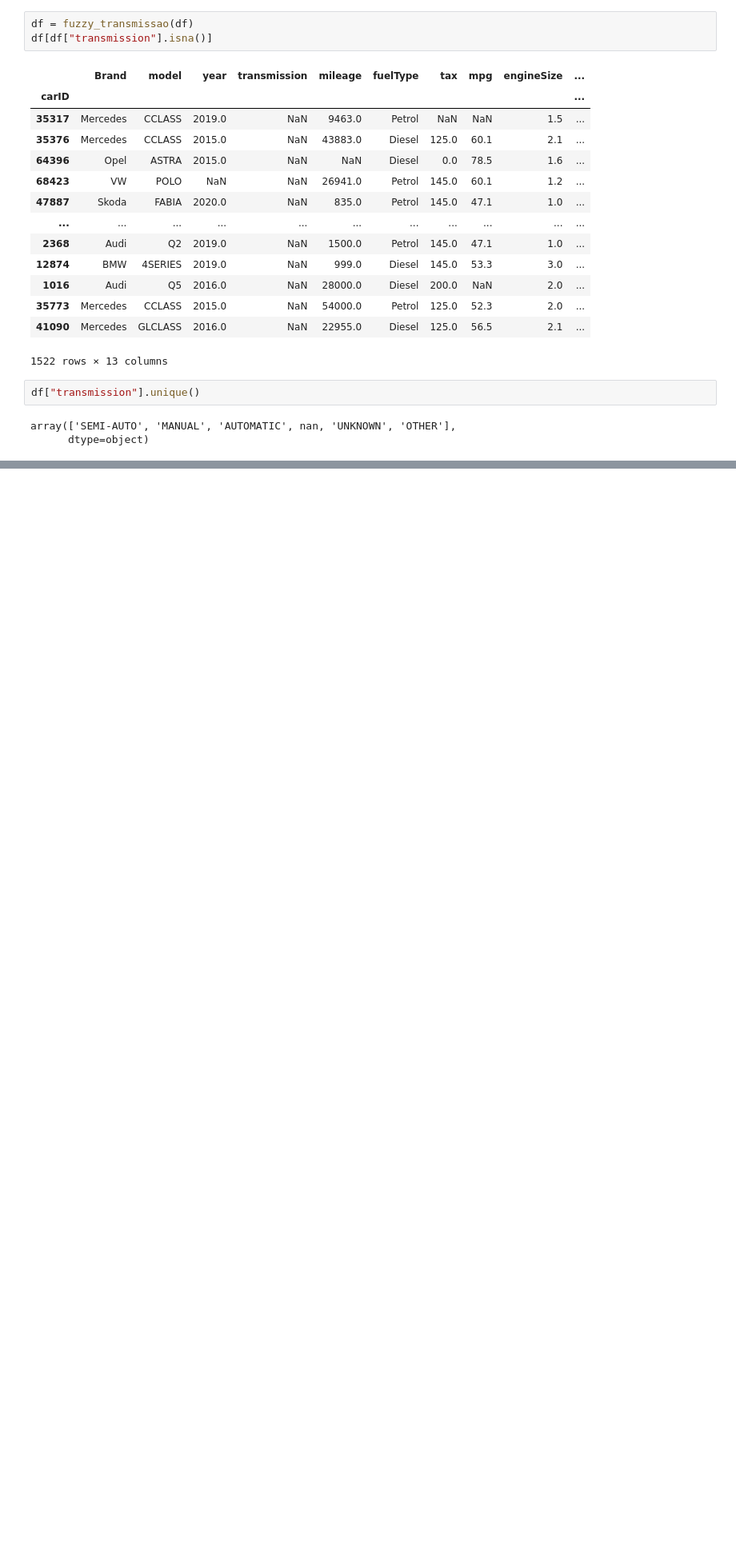
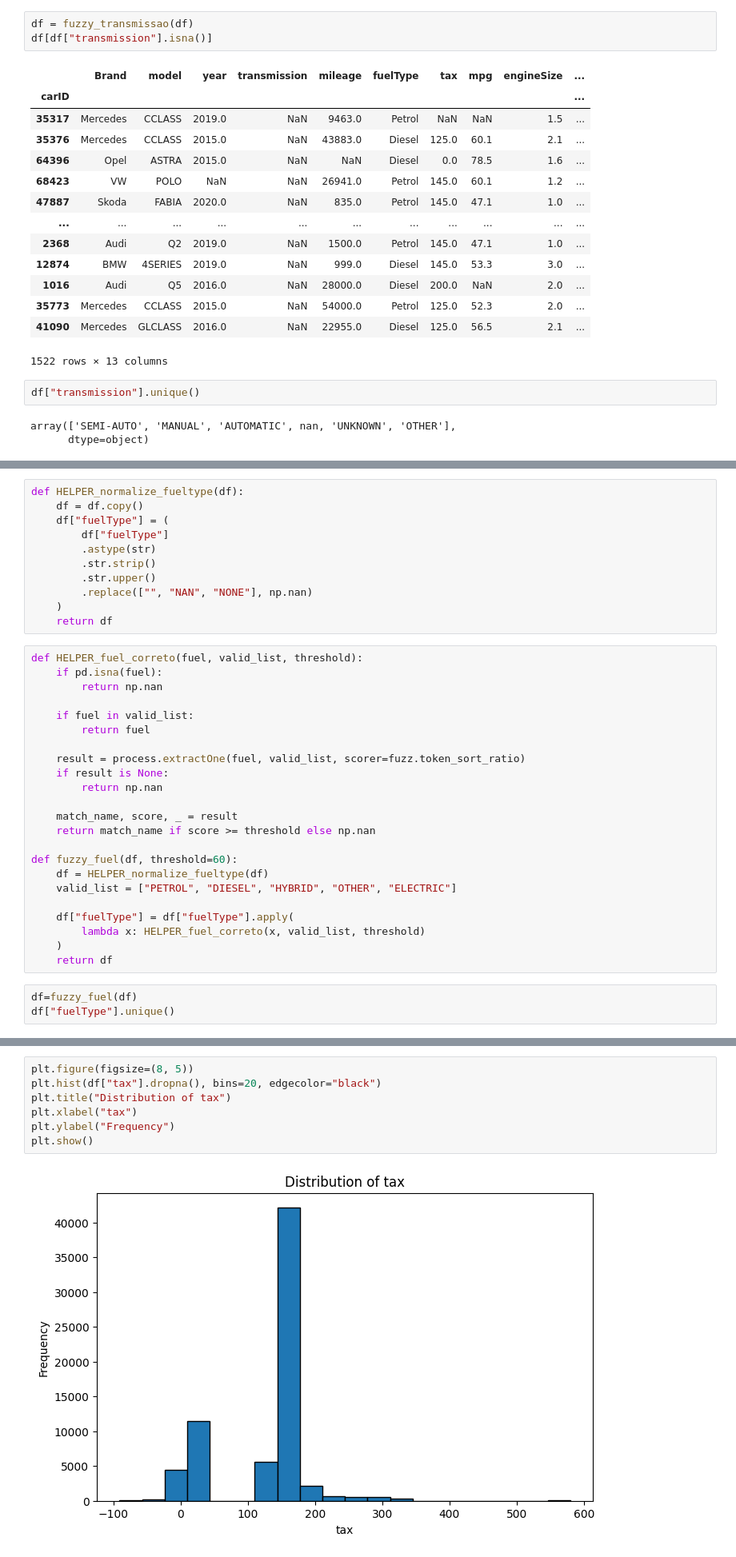
Before and after one commit to rmmandrade/ml2526, a Jupyter notebook: francisco.ipynb, the cells around one changed output, grey strips where cells are left out. Shown at 80% size. Cells and saved outputs as stored; diff of their text form; blank space fills up the shorter version.

Commit message:
pre processamento

```diff
--- a/francisco.ipynb
+++ b/francisco.ipynb
@@ -734,0 +865,37 @@ plt.show()
+# %%
+def HELPER_normalize_fueltype(df):
+    df = df.copy()
+    df["fuelType"] = (
+        df["fuelType"]
+        .astype(str)
+        .str.strip()
+        .str.upper()
+        .replace(["", "NAN", "NONE"], np.nan)
+    )
+    return df
+# %%
+def HELPER_fuel_correto(fuel, valid_list, threshold):
+    if pd.isna(fuel):
+        return np.nan
+
+    if fuel in valid_list:
+        return fuel
+
+    result = process.extractOne(fuel, valid_list, scorer=fuzz.token_sort_ratio)
+    if result is None:
+        return np.nan
+
+    match_name, score, _ = result
+    return match_name if score >= threshold else np.nan
+
+def fuzzy_fuel(df, threshold=60):
+    df = HELPER_normalize_fueltype(df)
+    valid_list = ["PETROL", "DIESEL", "HYBRID", "OTHER", "ELECTRIC"]
+
+    df["fuelType"] = df["fuelType"].apply(
+        lambda x: HELPER_fuel_correto(x, valid_list, threshold)
+    )
+    return df
+# %%
+df=fuzzy_fuel(df)
+df["fuelType"].unique()
@@ -734,0 +932,9 @@ plt.show()
+# %%
+plt.figure(figsize=(8, 5))
+plt.hist(df["tax"].dropna(), bins=20, edgecolor="black")
+plt.title("Distribution of tax")
+plt.xlabel("tax")
+plt.ylabel("Frequency")
+plt.show()
+# %% [output]
+[figure, added]
```
Also changed, not shown: parts of 48 cells of this notebook.
